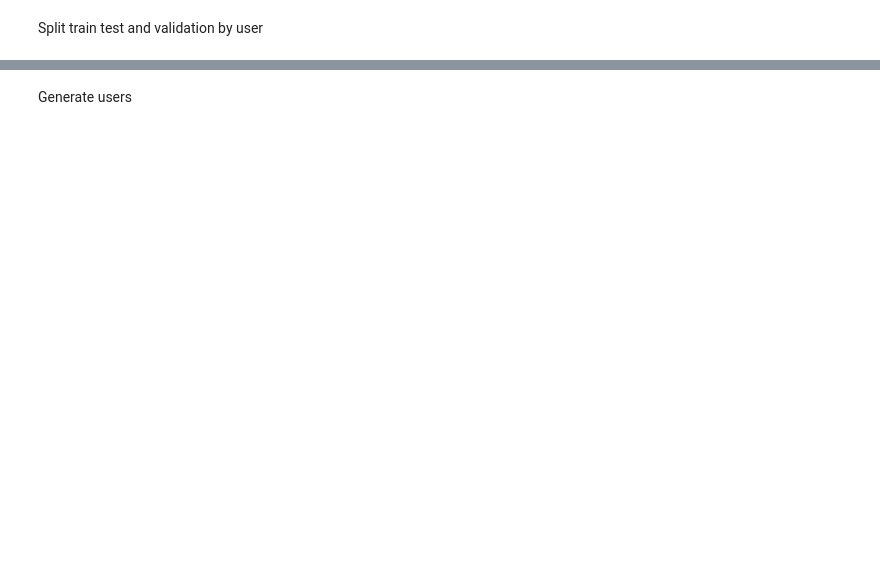
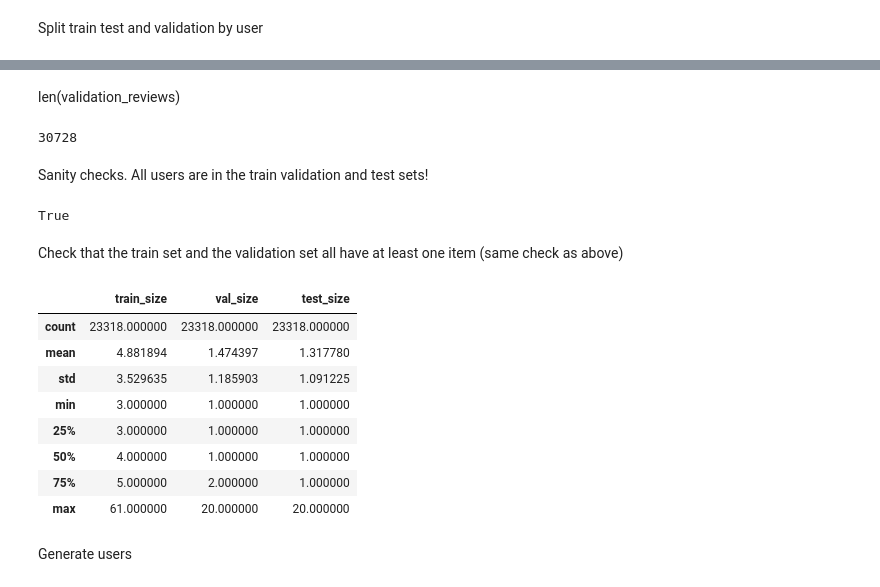
Before and after one commit to igui/Align-MacridVAE-data, a Jupyter notebook: generate_sem-macridVAE-data.ipynb, the cells around one changed output, grey strips where cells are left out. Drawn from its saved outputs; the diff is of its cells as text; code cells hidden in the pictures; blank space fills up the shorter version.

```diff
--- a/generate_sem-macridVAE-data.ipynb
+++ b/generate_sem-macridVAE-data.ipynb
@@ -194,3 +151,33 @@ train_reviews
+# %% [markdown]
+len(validation_reviews)
+# %%
+len(test_reviews)
+# %% [output]
+30728
+# %% [markdown]
+Sanity checks. All users are in the train validation and test sets!
+# %%
+set(train_reviews['reviewerID']) == set(test_reviews['reviewerID']) ==  set(validation_reviews['reviewerID'])
+# %% [output]
+True
+# %% [markdown]
+Check that the train set and the validation set all have at least one item (same check as above)
+# %%
+pd.concat([
+    train_reviews.groupby('reviewerID').size().to_frame('train_size'),
+    validation_reviews.groupby('reviewerID').size().to_frame('val_size'),
+    test_reviews.groupby('reviewerID').size().to_frame('test_size')
+], axis=1).describe()
+# %% [output]
+|  | train_size | val_size | test_size |
+| count | 23318.000000 | 23318.000000 | 23318.000000 |
+| mean | 4.881894 | 1.474397 | 1.317780 |
+| std | 3.529635 | 1.185903 | 1.091225 |
+| min | 3.000000 | 1.000000 | 1.000000 |
+| 25% | 3.000000 | 1.000000 | 1.000000 |
+| 50% | 4.000000 | 1.000000 | 1.000000 |
+| 75% | 5.000000 | 2.000000 | 1.000000 |
+| max | 61.000000 | 20.000000 | 20.000000 |
 # %% [markdown]
 Generate users
 # %%
```
Also changed, not shown: parts of 36 cells of this notebook, 5 other files.
